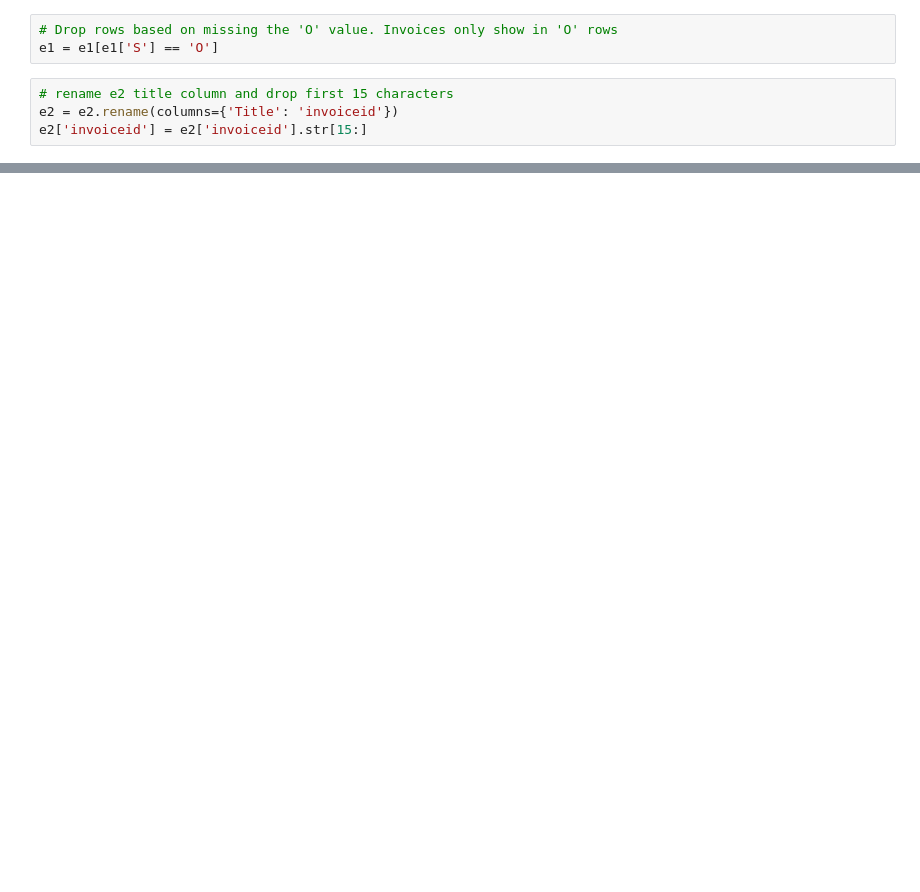
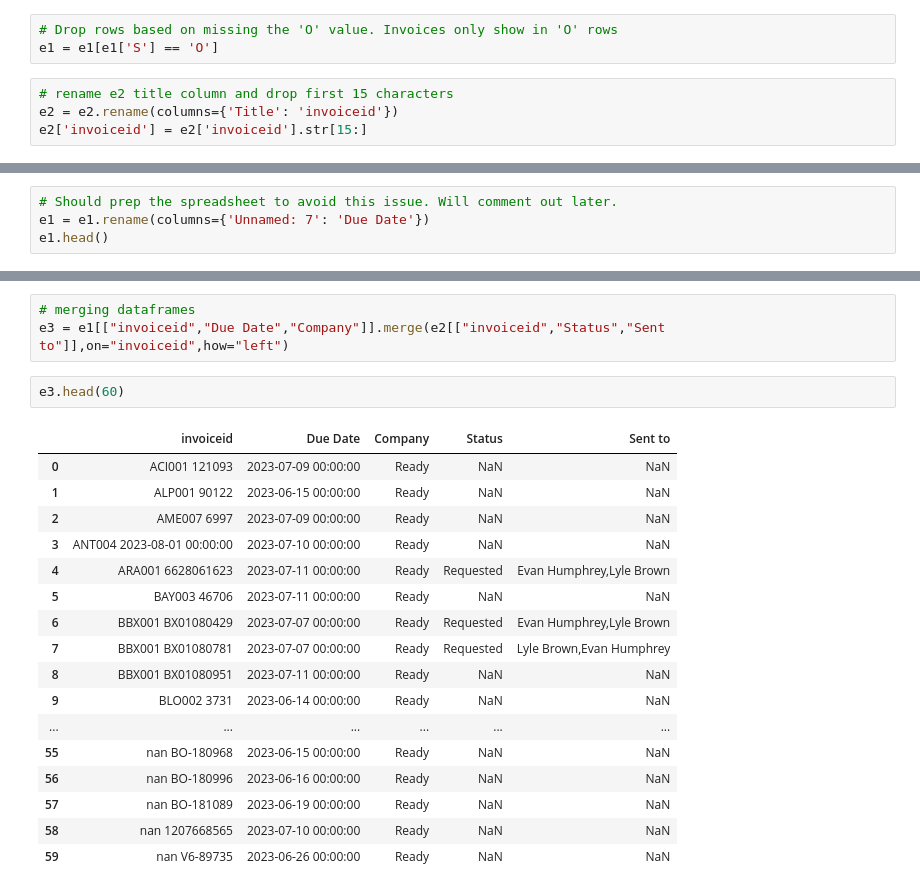
Before and after one commit to anomalytheorem/PracticeMachineLearning, a Jupyter notebook: notebooks/ready_compare.ipynb, the cells around one changed output, grey strips where cells are left out. Cells and saved outputs as stored; diff of their text form; blank space fills up the shorter version.

```diff
--- a/notebooks/ready_compare.ipynb
+++ b/notebooks/ready_compare.ipynb
@@ -53,0 +83,4 @@ e1["invoiceid"] = e1['Vendor'].astype(str) +" "+ e1['Invoice'].astype(str)
+# %%
+# Should prep the spreadsheet to avoid this issue. Will comment out later.
+e1 = e1.rename(columns={'Unnamed: 7': 'Due Date'})
+e1.head()
@@ -53,0 +94,23 @@ e1["invoiceid"] = e1['Vendor'].astype(str) +" "+ e1['Invoice'].astype(str)
+# %%
+# merging dataframes
+e3 = e1[["invoiceid","Due Date","Company"]].merge(e2[["invoiceid","Status","Sent to"]],on="invoiceid",how="left")
+# %%
+e3.head(60)
+# %% [output]
+|  | invoiceid | Due Date | Company | Status | Sent to |
+| 0 | ACI001 121093 | 2023-07-09 00:00:00 | Ready | NaN | NaN |
+| 1 | ALP001 90122 | 2023-06-15 00:00:00 | Ready | NaN | NaN |
+| 2 | AME007 6997 | 2023-07-09 00:00:00 | Ready | NaN | NaN |
+| 3 | ANT004 2023-08-01 00:00:00 | 2023-07-10 00:00:00 | Ready | NaN | NaN |
+| 4 | ARA001 6628061623 | 2023-07-11 00:00:00 | Ready | Requested | Evan Humphrey,Lyle Brown |
+| 5 | BAY003 46706 | 2023-07-11 00:00:00 | Ready | NaN | NaN |
+| 6 | BBX001 BX01080429 | 2023-07-07 00:00:00 | Ready | Requested | Evan Humphrey,Lyle Brown |
+| 7 | BBX001 BX01080781 | 2023-07-07 00:00:00 | Ready | Requested | Lyle Brown,Evan Humphrey |
+| 8 | BBX001 BX01080951 | 2023-07-11 00:00:00 | Ready | NaN | NaN |
+| 9 | BLO002 3731 | 2023-06-14 00:00:00 | Ready | NaN | NaN |
+| ... | ... | ... | ... | ... | ... |
+| 55 | nan BO-180968 | 2023-06-15 00:00:00 | Ready | NaN | NaN |
+| 56 | nan BO-180996 | 2023-06-16 00:00:00 | Ready | NaN | NaN |
+| 57 | nan BO-181089 | 2023-06-19 00:00:00 | Ready | NaN | NaN |
+| 58 | nan 1207668565 | 2023-07-10 00:00:00 | Ready | NaN | NaN |
+| 59 | nan V6-89735 | 2023-06-26 00:00:00 | Ready | NaN | NaN |
```
Also changed, not shown: parts of 6 cells of this notebook, 3 other files.
